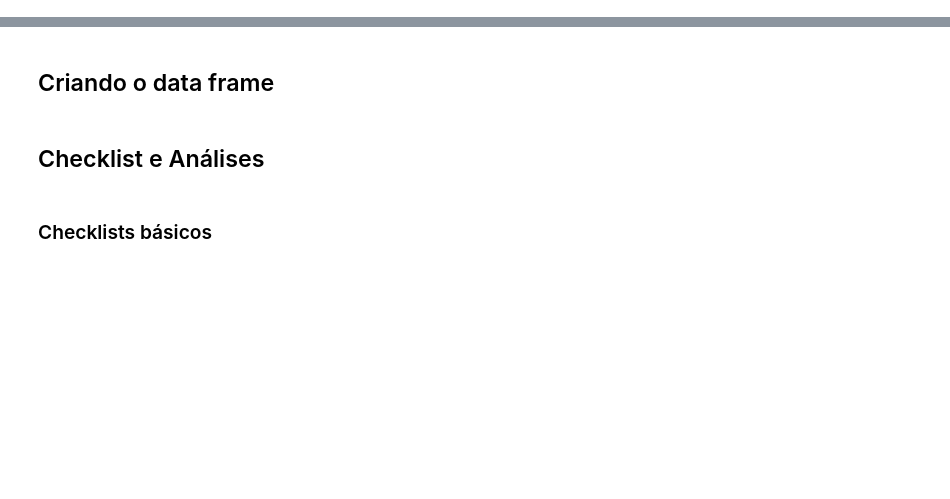
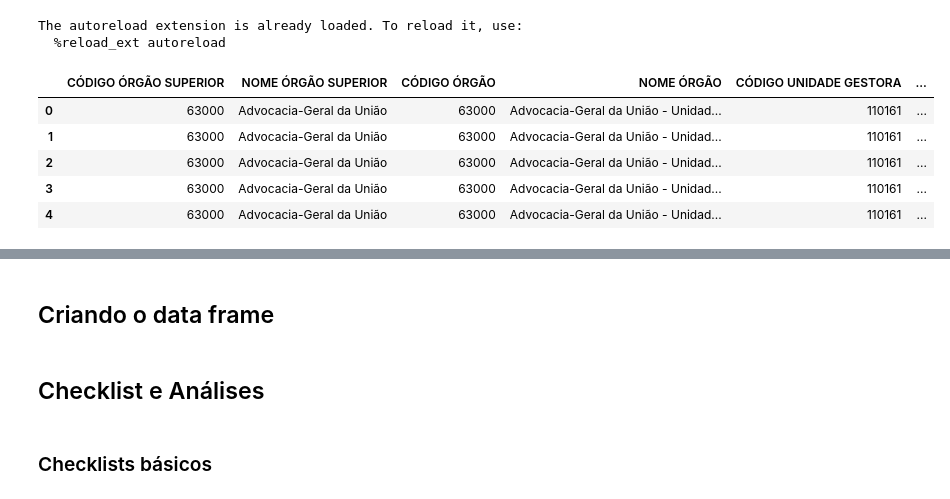
Before and after one commit to JSDA1102/Projeto-Jacurutu, a Jupyter notebook: Notebooks/Analise exploratória.ipynb, the cells around one changed output, grey strips where cells are left out. Saved outputs shown, nothing was run; the diff lists cells and outputs as text; code cells hidden in the pictures; blank space fills up the shorter version.

```diff
--- a/Notebooks/Analise exploratória.ipynb
+++ b/Notebooks/Analise exploratória.ipynb
@@ -6,3 +6,30 @@ import numpy as np
 import seaborn as sns
 import matplotlib.pyplot as plt
 import re
+# %%
+%load_ext autoreload
+%autoreload 2
+
+import sys
+import os
+
+sys.path.append(os.path.abspath('..'))
+
+
+from functions.clean_df import load_and_combine_csvs
+from functions.clean_df import clean_dataframe
+from functions.clean_df import add_confidential_flags
+from functions.state_imput import apply_state_estimation
+# %% [output]
+The autoreload extension is already loaded. To reload it, use:
+  %reload_ext autoreload
+# %%
+df_final = apply_state_estimation(df)
+df_final.head()
+# %% [output]
+|  | CÓDIGO ÓRGÃO SUPERIOR | NOME ÓRGÃO SUPERIOR | CÓDIGO ÓRGÃO | NOME ÓRGÃO | CÓDIGO UNIDADE GESTORA | ... |
+| 0 | 63000 | Advocacia-Geral da União | 63000 | Advocacia-Geral da União - Unidad... | 110161 | ... |
+| 1 | 63000 | Advocacia-Geral da União | 63000 | Advocacia-Geral da União - Unidad... | 110161 | ... |
+| 2 | 63000 | Advocacia-Geral da União | 63000 | Advocacia-Geral da União - Unidad... | 110161 | ... |
+| 3 | 63000 | Advocacia-Geral da União | 63000 | Advocacia-Geral da União - Unidad... | 110161 | ... |
+| 4 | 63000 | Advocacia-Geral da União | 63000 | Advocacia-Geral da União - Unidad... | 110161 | ... |
```
Also changed, not shown: parts of 3 cells of this notebook, 2 other files.
